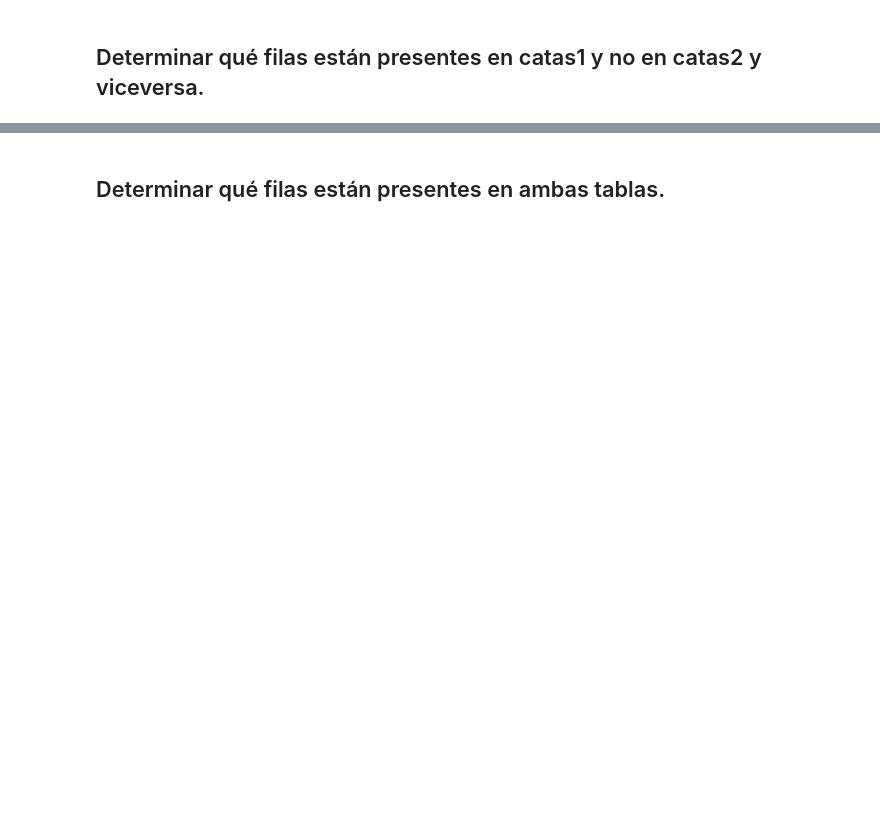
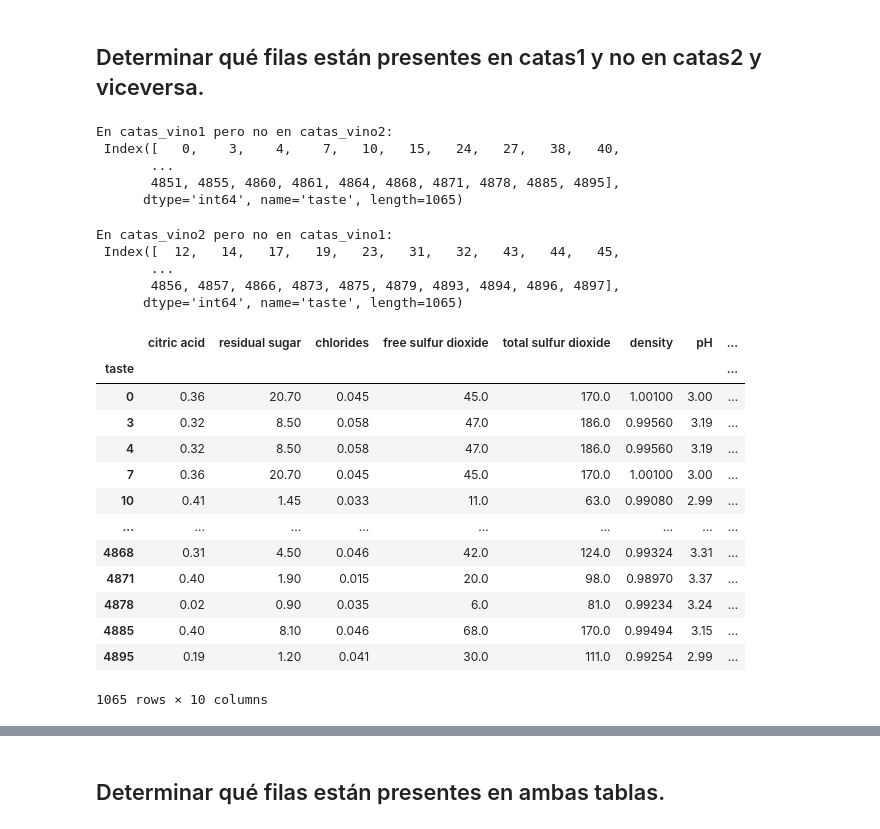
Before and after one commit to amejosecar/ia_dema, a Jupyter notebook: 06_Filtrados/01_Ejercicios_Filtrados.ipynb, the cells around one changed output, grey strips where cells are left out. Saved outputs shown, nothing was run; the diff lists cells and outputs as text; code cells hidden in the pictures; blank space fills up the shorter version.

```diff
--- a/06_Filtrados/01_Ejercicios_Filtrados.ipynb
+++ b/06_Filtrados/01_Ejercicios_Filtrados.ipynb
@@ -12,0 +10,3 @@ catas_vino2 = pd.read_csv("catas_vino2.csv")
+# %%
+
+catas_vino1 = pd.read_csv("catas_vino1.csv", sep=";", encoding="latin-1")
@@ -12,0 +29,2 @@ catas_vino2 = pd.read_csv("catas_vino2.csv")
+# %%
+catas_vino2 = pd.read_csv("catas_vino2.csv", sep=";", encoding="latin-1")
@@ -13,2 +47,4 @@ catas_vino2 = pd.read_csv("catas_vino2.csv")
 # %% [markdown]
 ## Colocar la columna taste como índice de ambas tablas
+# %%
+df_catas_vino1 = catas_vino1.set_index('taste').sort_index()
@@ -14,0 +66,2 @@ catas_vino2 = pd.read_csv("catas_vino2.csv")
+# %%
+df_catas_vino2 = catas_vino2.set_index('taste').sort_index()
@@ -20,0 +157,33 @@ catas_vino2 = pd.read_csv("catas_vino2.csv")
+# %%
+print("En catas_vino1 pero no en catas_vino2:\n", df1_unicos)
+# %% [output]
+En catas_vino1 pero no en catas_vino2:
+ Index([   0,    3,    4,    7,   10,   15,   24,   27,   38,   40,
+       ...
+       4851, 4855, 4860, 4861, 4864, 4868, 4871, 4878, 4885, 4895],
+      dtype='int64', name='taste', length=1065)
+# %%
+print("En catas_vino2 pero no en catas_vino1:\n", df2_unicos)
+# %% [output]
+En catas_vino2 pero no en catas_vino1:
+ Index([  12,   14,   17,   19,   23,   31,   32,   43,   44,   45,
+       ...
+       4856, 4857, 4866, 4873, 4875, 4879, 4893, 4894, 4896, 4897],
+      dtype='int64', name='taste', length=1065)
+# %%
+df_catas_vino1.loc[df_catas_vino1.index.difference(df_catas_vino2.index)]
+# %% [output]
+|  | citric acid | residual sugar | chlorides | free sulfur dioxide | total sulfur dioxide | density | pH | ... |
+| taste |  |  |  |  |  |  |  | ... |
+| 0 | 0.36 | 20.70 | 0.045 | 45.0 | 170.0 | 1.00100 | 3.00 | ... |
+| 3 | 0.32 | 8.50 | 0.058 | 47.0 | 186.0 | 0.99560 | 3.19 | ... |
+| 4 | 0.32 | 8.50 | 0.058 | 47.0 | 186.0 | 0.99560 | 3.19 | ... |
+| 7 | 0.36 | 20.70 | 0.045 | 45.0 | 170.0 | 1.00100 | 3.00 | ... |
+| 10 | 0.41 | 1.45 | 0.033 | 11.0 | 63.0 | 0.99080 | 2.99 | ... |
+| ... | ... | ... | ... | ... | ... | ... | ... | ... |
+| 4868 | 0.31 | 4.50 | 0.046 | 42.0 | 124.0 | 0.99324 | 3.31 | ... |
+| 4871 | 0.40 | 1.90 | 0.015 | 20.0 | 98.0 | 0.98970 | 3.37 | ... |
+| 4878 | 0.02 | 0.90 | 0.035 | 6.0 | 81.0 | 0.99234 | 3.24 | ... |
+| 4885 | 0.40 | 8.10 | 0.046 | 68.0 | 170.0 | 0.99494 | 3.15 | ... |
+| 4895 | 0.19 | 1.20 | 0.041 | 30.0 | 111.0 | 0.99254 | 2.99 | ... |
+1065 rows × 10 columns
```
Also changed, not shown: parts of 23 cells of this notebook, 9 other files.
